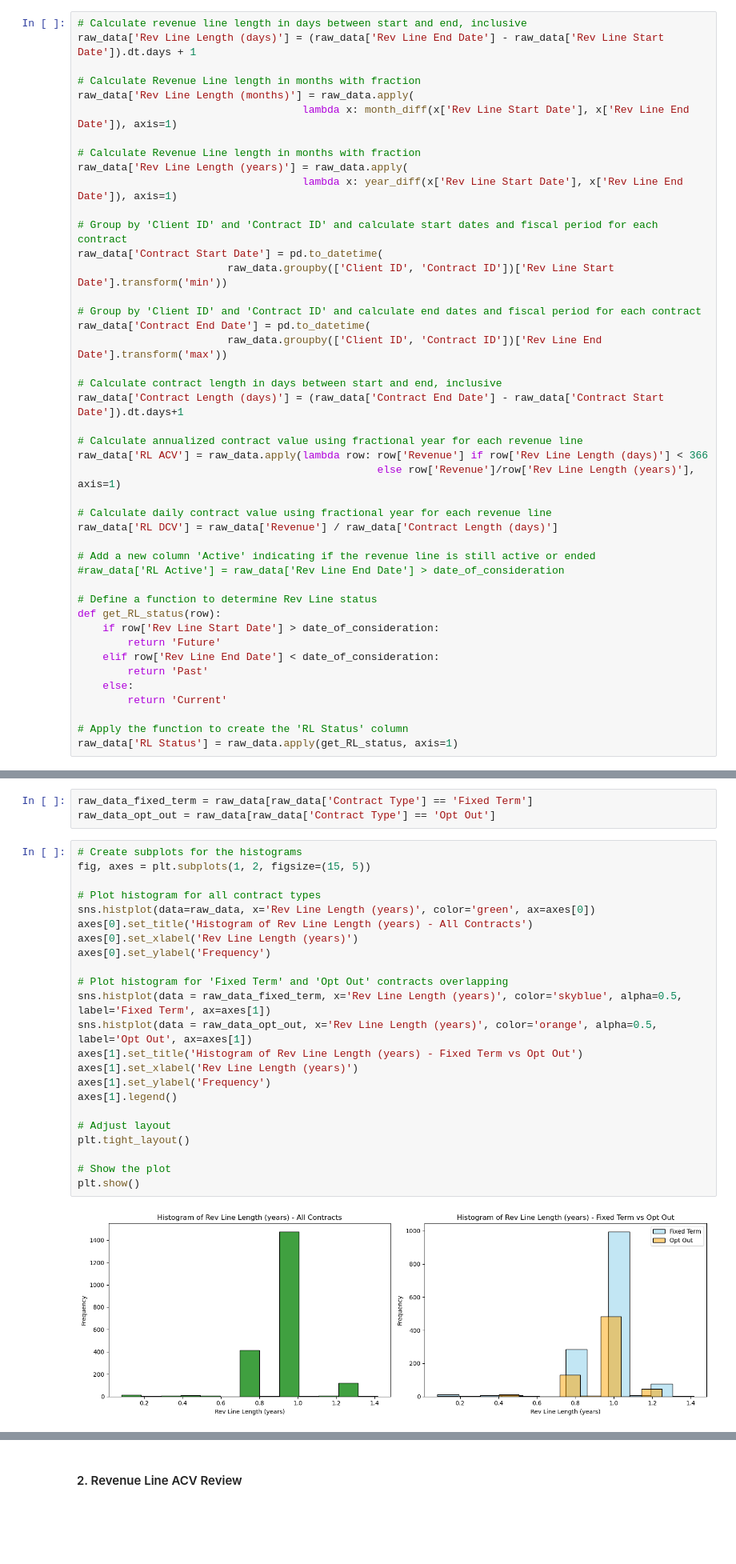
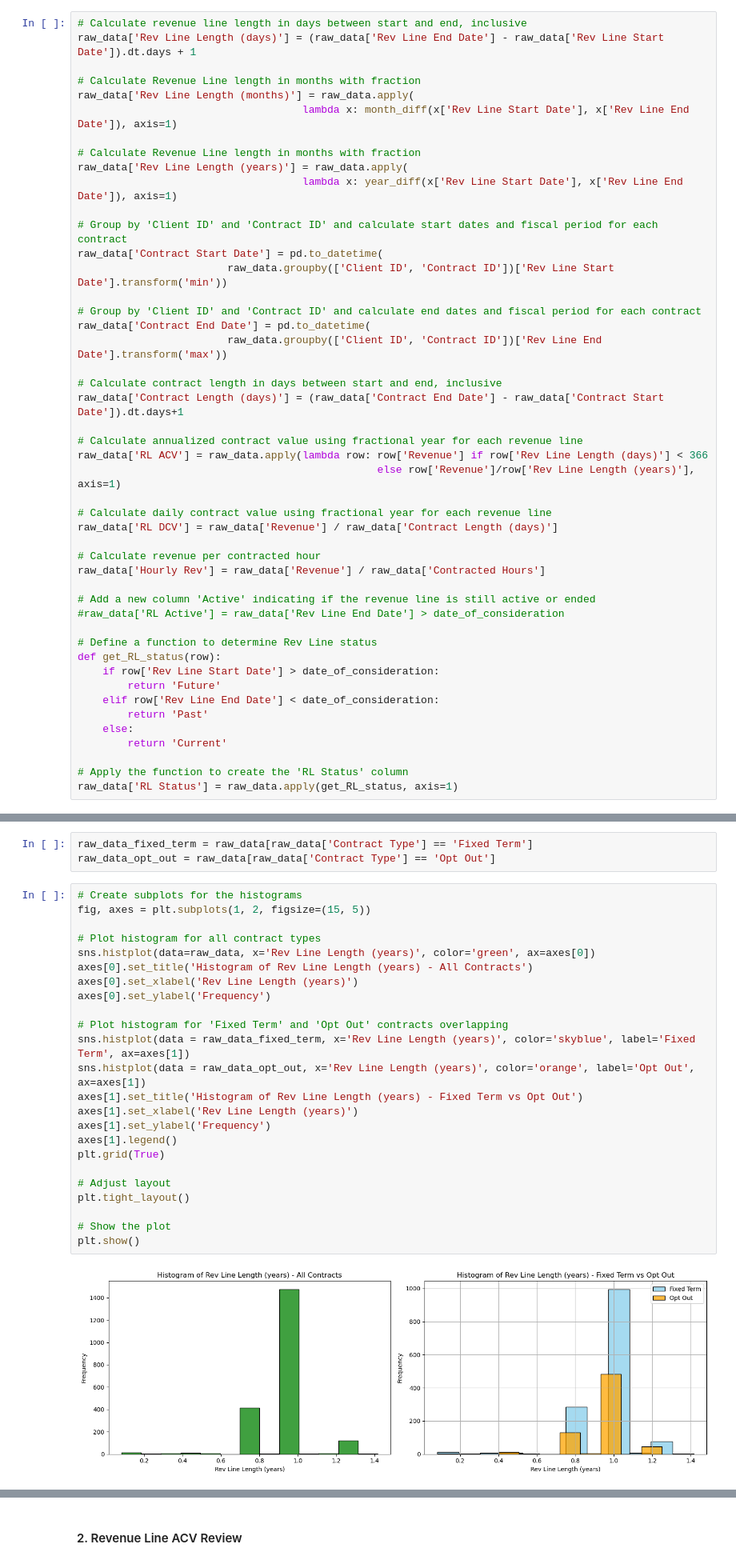
Before and after one commit to ExcellentBee/Analyze-Visualize-SaaS-Revenue-data, a Jupyter notebook: SaaS Top Line Analysis from Contract Data.ipynb, the cells around one changed output, grey strips where cells are left out. Shown at 80% size. Cells and saved outputs as stored; diff of their text form; blank space fills up the shorter version.

```diff
--- a/SaaS Top Line Analysis from Contract Data.ipynb
+++ b/SaaS Top Line Analysis from Contract Data.ipynb
@@ -161,6 +169,9 @@ raw_data['RL ACV'] = raw_data.apply(lambda row: row['Revenue'] if row['Rev Line
 # Calculate daily contract value using fractional year for each revenue line
 raw_data['RL DCV'] = raw_data['Revenue'] / raw_data['Contract Length (days)']
 
+# Calculate revenue per contracted hour
+raw_data['Hourly Rev'] = raw_data['Revenue'] / raw_data['Contracted Hours']
+
 # Add a new column 'Active' indicating if the revenue line is still active or ended
 #raw_data['RL Active'] = raw_data['Rev Line End Date'] > date_of_consideration
 
@@ -280,28 +292,29 @@ raw_data_opt_out = raw_data[raw_data['Contract Type'] == 'Opt Out']
 # %%
 # Create subplots for the histograms
 fig, axes = plt.subplots(1, 2, figsize=(15, 5))
 
 # Plot histogram for all contract types
 sns.histplot(data=raw_data, x='Rev Line Length (years)', color='green', ax=axes[0])
 axes[0].set_title('Histogram of Rev Line Length (years) - All Contracts')
 axes[0].set_xlabel('Rev Line Length (years)')
 axes[0].set_ylabel('Frequency')
 
 # Plot histogram for 'Fixed Term' and 'Opt Out' contracts overlapping
-sns.histplot(data = raw_data_fixed_term, x='Rev Line Length (years)', color='skyblue', alpha=0.5, label='Fixed Term', ax=axes[1])
-sns.histplot(data = raw_data_opt_out, x='Rev Line Length (years)', color='orange', alpha=0.5, label='Opt Out', ax=axes[1])
+sns.histplot(data = raw_data_fixed_term, x='Rev Line Length (years)', color='skyblue', label='Fixed Term', ax=axes[1])
+sns.histplot(data = raw_data_opt_out, x='Rev Line Length (years)', color='orange', label='Opt Out', ax=axes[1])
 axes[1].set_title('Histogram of Rev Line Length (years) - Fixed Term vs Opt Out')
 axes[1].set_xlabel('Rev Line Length (years)')
 axes[1].set_ylabel('Frequency')
 axes[1].legend()
+plt.grid(True)
 
 # Adjust layout
 plt.tight_layout()
 
 # Show the plot
 plt.show()
 # %% [output]
-[figure, old version]
+[figure, new version]
 # %% [markdown]
 **Observations:**
 - The overwhelming majority of RevPro ID lines are 1-year length with only a handlful of outliers of 1 months, 9 months, 16 months
```
Also changed, not shown: parts of 30 cells of this notebook.
